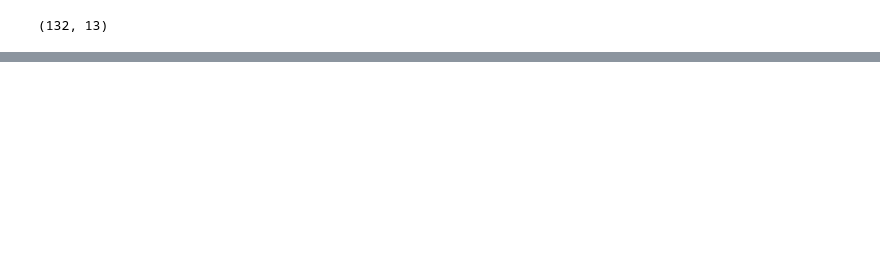
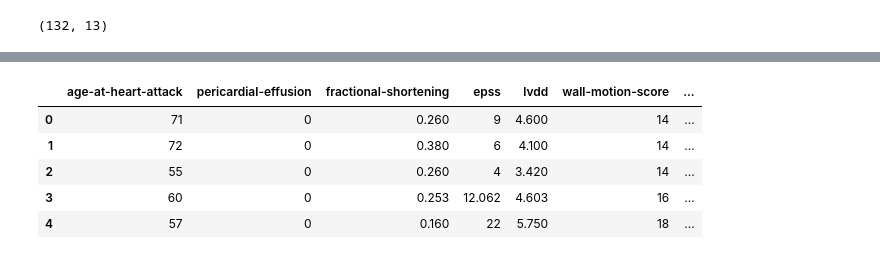
Before and after one commit to dsankar000/Final-Exam, a Jupyter notebook: ECG.ipynb, the cells around one changed output, grey strips where cells are left out. Cells and saved outputs as stored; diff of their text form; code cells hidden in the pictures; blank space fills up the shorter version.

```diff
--- a/ECG.ipynb
+++ b/ECG.ipynb
@@ -54,0 +62,9 @@ data = data.dropna()
+# %%
+data.head()
+# %% [output]
+|  | age-at-heart-attack | pericardial-effusion | fractional-shortening | epss | lvdd | wall-motion-score | ... |
+| 0 | 71 | 0 | 0.260 | 9 | 4.600 | 14 | ... |
+| 1 | 72 | 0 | 0.380 | 6 | 4.100 | 14 | ... |
+| 2 | 55 | 0 | 0.260 | 4 | 3.420 | 14 | ... |
+| 3 | 60 | 0 | 0.253 | 12.062 | 4.603 | 16 | ... |
+| 4 | 57 | 0 | 0.160 | 22 | 5.750 | 18 | ... |
```
Also changed, not shown: parts of 22 cells of this notebook.
